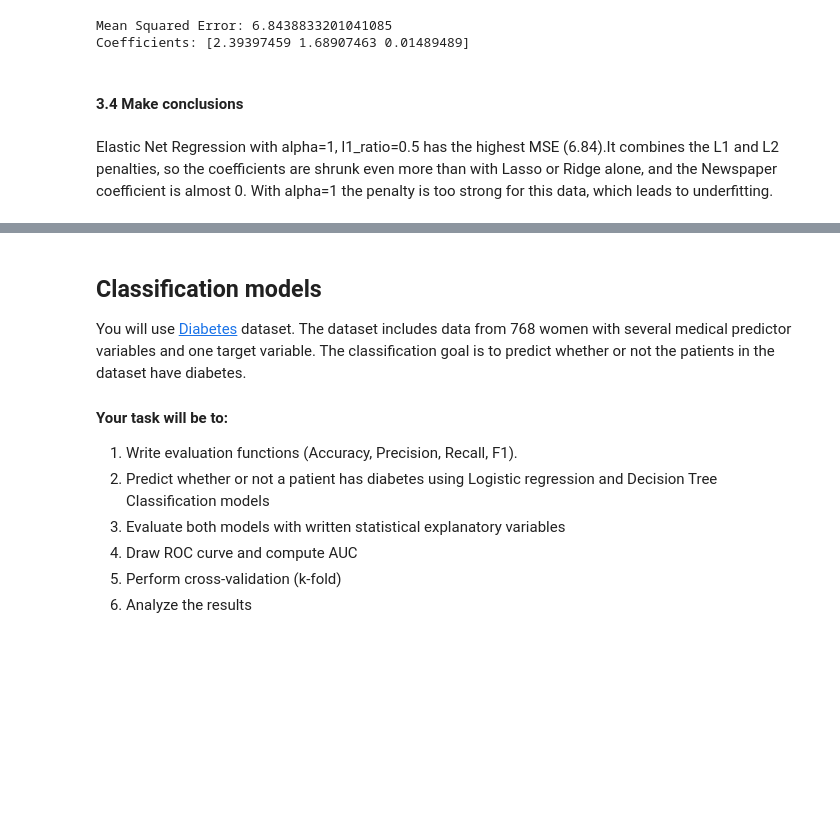
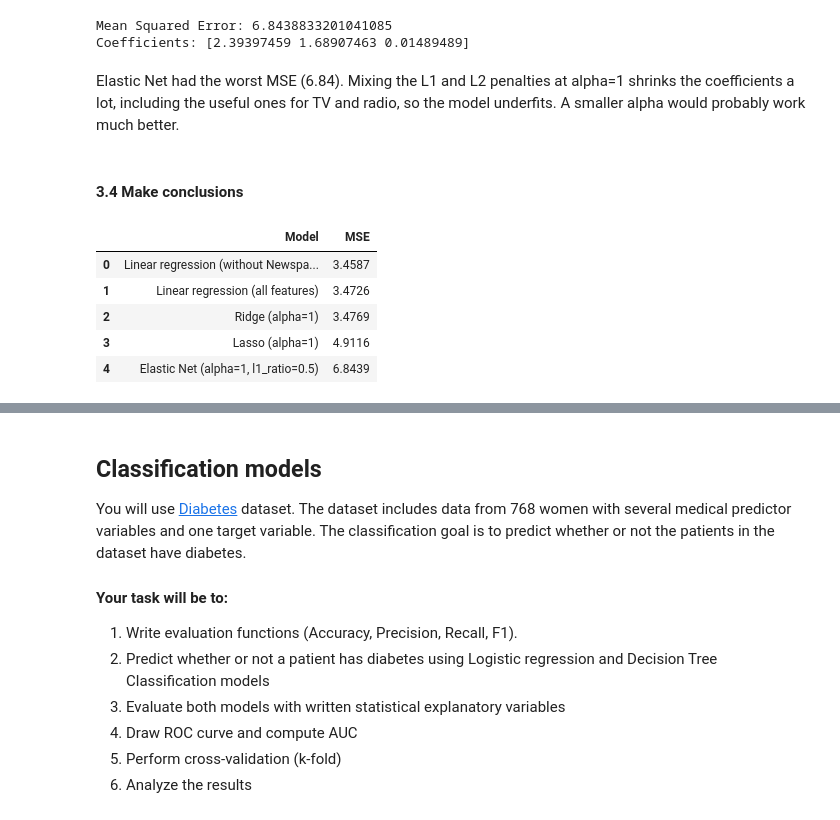
Before and after one commit to ms-anugraheetha/AI_Engineering_Bootcamp, a Jupyter notebook: Day 2/Day 2 - Supervised learning practical tasks.ipynb, the cells around one changed output, grey strips where cells are left out. Drawn from its saved outputs; the diff is of its cells as text; code cells hidden in the pictures; blank space fills up the shorter version.

```diff
--- a/Day 2/Day 2 - Supervised learning practical tasks.ipynb
+++ b/Day 2/Day 2 - Supervised learning practical tasks.ipynb
@@ -382,7 +395,26 @@ print("Coefficients:", elastic_net.coef_)
 # %% [output]
 Mean Squared Error: 6.8438833201041085
 Coefficients: [2.39397459 1.68907463 0.01489489]
+# %% [markdown]
+Elastic Net had the worst MSE (6.84). Mixing the L1 and L2 penalties at alpha=1 shrinks the coefficients a lot, including the useful ones for TV and radio, so the model underfits. A smaller alpha would probably work much better.
 # %% [markdown]
 #### 3.4 Make conclusions
-# %% [markdown]
-Elastic Net Regression with alpha=1, l1_ratio=0.5 has the highest MSE (6.84).It combines the L1 and L2 penalties, so the coefficients are shrunk even more than with Lasso or Ridge alone, and the Newspaper coefficient is almost 0. With alpha=1 the penalty is too strong for this data, which leads to underfitting.
+# %%
+
+mse_results = pd.DataFrame({
+    "Model": ["Linear regression (all features)",
+              "Linear regression (without Newspaper)",
+              "Lasso (alpha=1)",
+              "Ridge (alpha=1)",
+              "Elastic Net (alpha=1, l1_ratio=0.5)"],
+    "MSE": [calculate_mse(y_test, y_pred),
+            calculate_mse(y_test_r, y_pred_reduced),
+            mse_lasso, mse_ridge, mse_en]})
+mse_results.sort_values("MSE").round(4).reset_index(drop=True)
+# %% [output]
+|  | Model | MSE |
+| 0 | Linear regression (without Newspa... | 3.4587 |
+| 1 | Linear regression (all features) | 3.4726 |
+| 2 | Ridge (alpha=1) | 3.4769 |
+| 3 | Lasso (alpha=1) | 4.9116 |
+| 4 | Elastic Net (alpha=1, l1_ratio=0.5) | 6.8439 |
```
Also changed, not shown: parts of 9 cells of this notebook.
